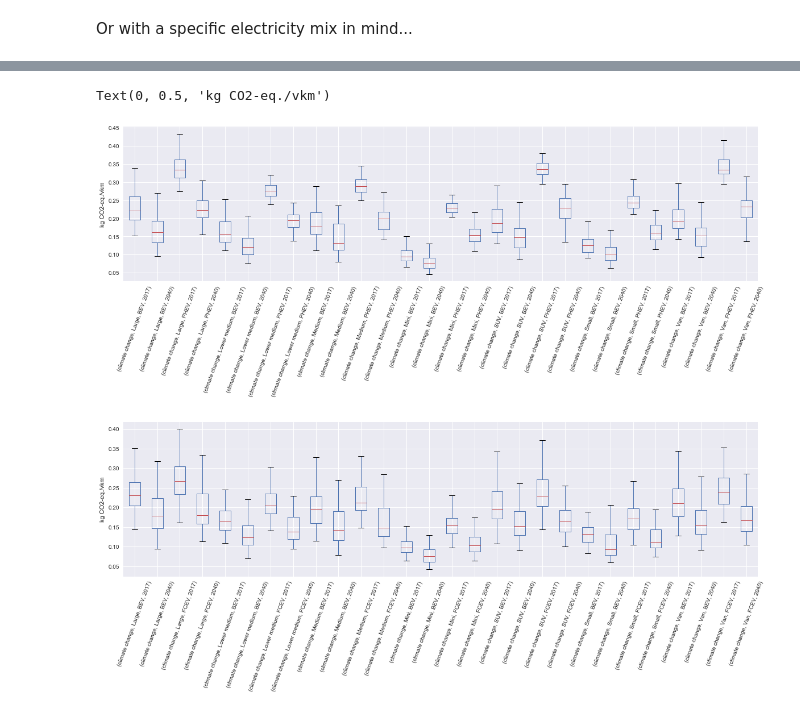
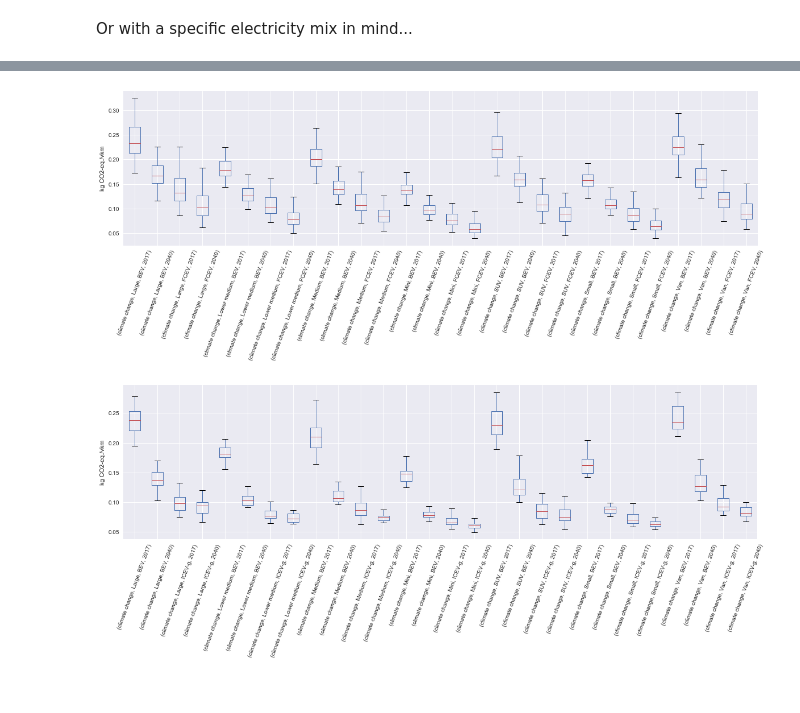
Before and after one commit to romainsacchi/carculator, a Jupyter notebook: examples/Examples.ipynb, the cells around one changed output, grey strips where cells are left out. Cells and saved outputs as stored; diff of their text form; code cells hidden in the pictures.

```diff
--- a/examples/Examples.ipynb
+++ b/examples/Examples.ipynb
@@ -366,56 +392,65 @@ Or with a specific electricity mix in mind...
 from carculator import *
 import matplotlib.pyplot as plt
 cip = CarInputParameters()
-cip.stochastic(50)
+cip.stochastic(100)
 dcts, array = fill_xarray_from_input_parameters(cip)
 cm = CarModel(array, cycle='WLTC')
 cm.set_all()
 ic = InventoryCalculation(cm.array)
 
 scope = {
-    'powertrain':['BEV', 'PHEV'],
+    'powertrain':['BEV', 'FCEV'],
 }
 
 """
+Electricity mixes
 0: Hydro
 1: Nuclear
 2: Gas
 3: Solar
 4: Wind
 5: Biomass
 6: Coal
 7: Oil
 8: Geothermal
 9: Waste
+
+Hydrogen technologies
+Electrolysis
+Electrolysis - solar
+Electrolysis - hydro
+Electrolysis - nuclear
+SMR
 """
 background_configuration = {
-    'background_country' : 'DE', # will use the network electricity losses of Germany
-    'custom electricity mix' : [[.5,.5,0,0,0,0,0,0,0,0],
-                                [.5,.5,0,0,0,0,0,0,0,0]] # in this case, 50% hydro, 50% nuclear
+    'country' : 'DE', # will use the network electricity losses of Germany
+    'custom electricity mix' : [[0,0,0,0,0,0,0,0,0,0],
+                                [0,0,0,0,0,0,0,0,0,0]], # in this case, 50% hydro, 50% nuclear
+    'hydrogen technology' : 'Electrolysis - hydro'
 }
 
 results = ic.calculate_impacts(scope = scope, background_configuration = background_configuration)
 
 data_MC = results.sel(impact_category='climate change').sum(axis=3).to_dataframe('climate change')
 plt.style.use('seaborn')
 data_MC.unstack(level=[0,1,2]).boxplot(showfliers=False, figsize=(20,5))
 plt.xticks(rotation=70)
 plt.ylabel('kg CO2-eq./vkm')
+plt.show()
 # %% [output]
-Text(0, 0.5, 'kg CO2-eq./vkm')
-[figure, old version]
+[figure, new version]
 # %%
 from carculator import *
 import matplotlib.pyplot as plt
 cip = CarInputParameters()
-cip.stochastic(100)
+cip.stochastic(20)
 dcts, array = fill_xarray_from_input_parameters(cip)
 cm = CarModel(array, cycle='WLTC')
 cm.set_all()
 ic = InventoryCalculation(cm.array)
 
 scope = {
-    'powertrain':['BEV', 'FCEV'],
+    'powertrain':['BEV', 'ICEV-g'],
 }
 
 """
@@ -432,17 +467,20 @@ Electricity mixes
 9: Waste
 
 Hydrogen technologies
-hydrolysis
-hydrolysis - solar
-hydrolysis - hydro
-hydrolysis - nuclear
+Electrolysis
+Electrolysis - solar
+Electrolysis - hydro
+Electrolysis - nuclear
 SMR
+
+Natural gas technologies
+cng
+biogas
+
 """
 background_configuration = {
-    'background_country' : 'DE', # will use the network electricity losses of Germany
-    'custom electricity mix' : [[0,0,0,0,0,0,0,0,0,0],
-                                [0,0,0,0,0,0,0,0,0,0]], # in this case, 50% hydro, 50% nuclear
-    'hydrogen technology' : 'hydrolysis - hydro'
+    'country' : 'DE', # will use the network electricity losses and mix of Germany
+    'cng technology' : 'biogas'
 }
 
 results = ic.calculate_impacts(scope = scope, background_configuration = background_configuration)
@@ -454,4 +492,4 @@ plt.xticks(rotation=70)
 plt.ylabel('kg CO2-eq./vkm')
 plt.show()
 # %% [output]
-[figure, old version]
+[figure, new version]
```
Also changed, not shown: parts of 36 cells of this notebook.
